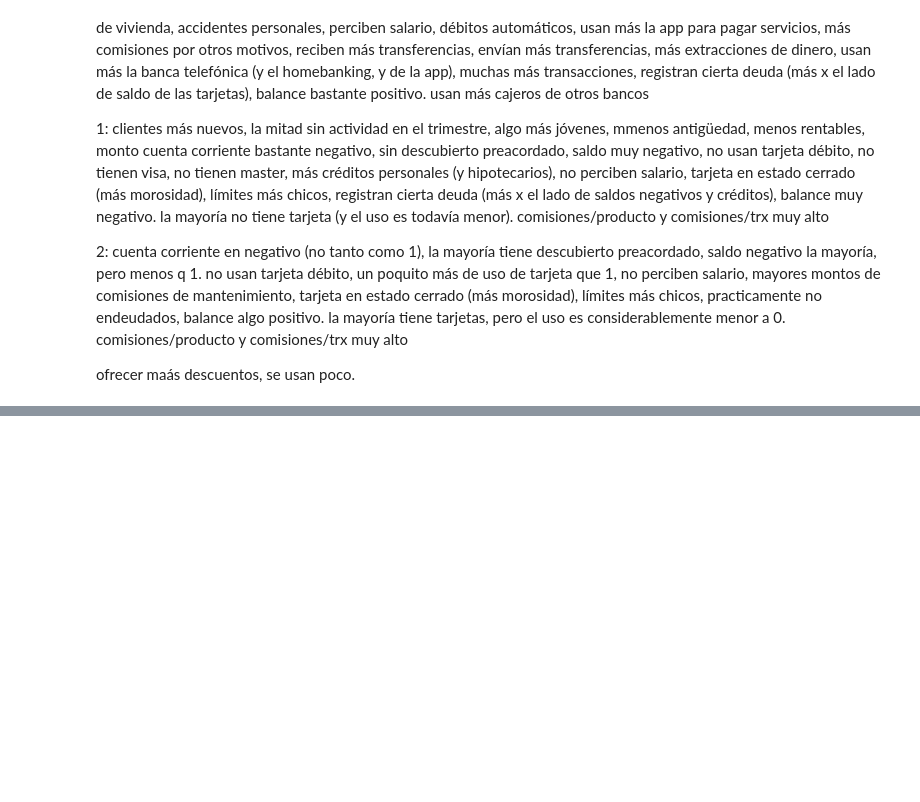
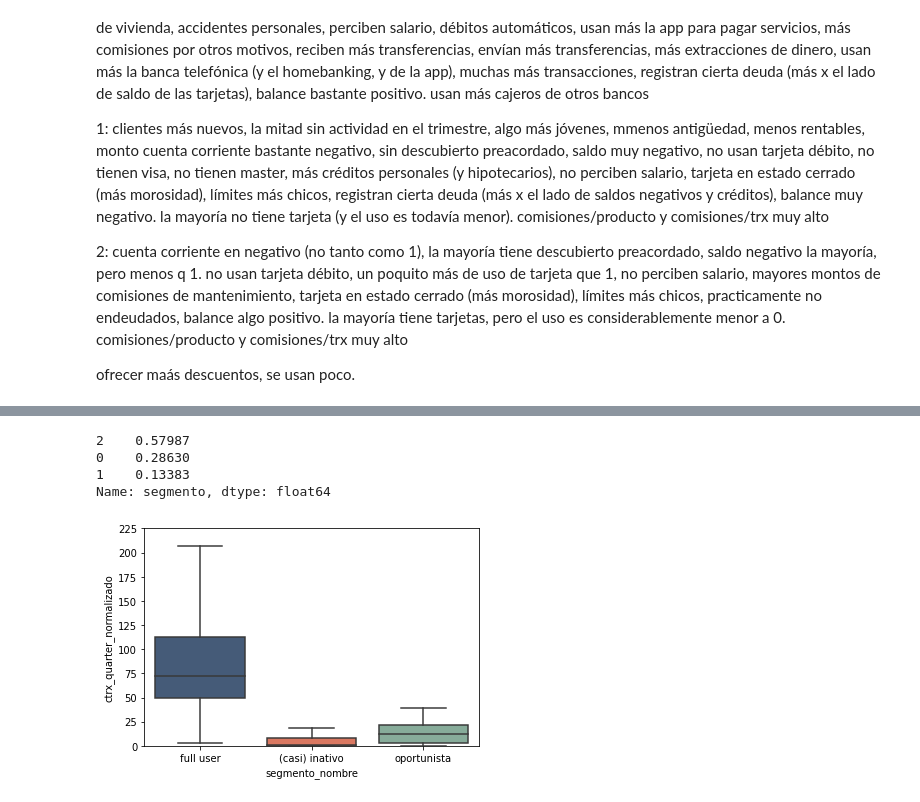
Before and after one commit to lhtrevisani/labo, a Jupyter notebook: src/monday/z1001_SHAP.ipynb, the cells around one changed output, grey strips where cells are left out. Saved outputs shown, nothing was run; the diff lists cells and outputs as text; code cells hidden in the pictures; blank space fills up the shorter version.

```diff
--- a/src/monday/z1001_SHAP.ipynb
+++ b/src/monday/z1001_SHAP.ipynb
@@ -335,0 +417,17 @@ mrentabilidad  (variable importante)
+# %%
+Xbajas.segmento.value_counts(normalize =True)
+# %% [output]
+2    0.57987
+0    0.28630
+1    0.13383
+Name: segmento, dtype: float64
+# %%
+enmax_palette = ["#3d5a80", "#ee6c4d", "#81b29a", "#f2cc8f"]
+sns.set_palette(palette=enmax_palette)
+Xbajas['segmento_nombre'] = np.where(Xbajas['segmento'] == 0, 'full user', np.where(Xbajas['segmento'] == 1, '(casi) inativo', 'oportunista'))
+# %%
+sns.boxplot(x=Xbajas["segmento_nombre"], y=Xbajas['ctrx_quarter_normalizado'], showfliers = False, palette=enmax_palette)
+plt.ylim(0,225)
+plt.show()
+# %% [output]
+[figure, added]
```
Also changed, not shown: parts of 21 cells of this notebook.
